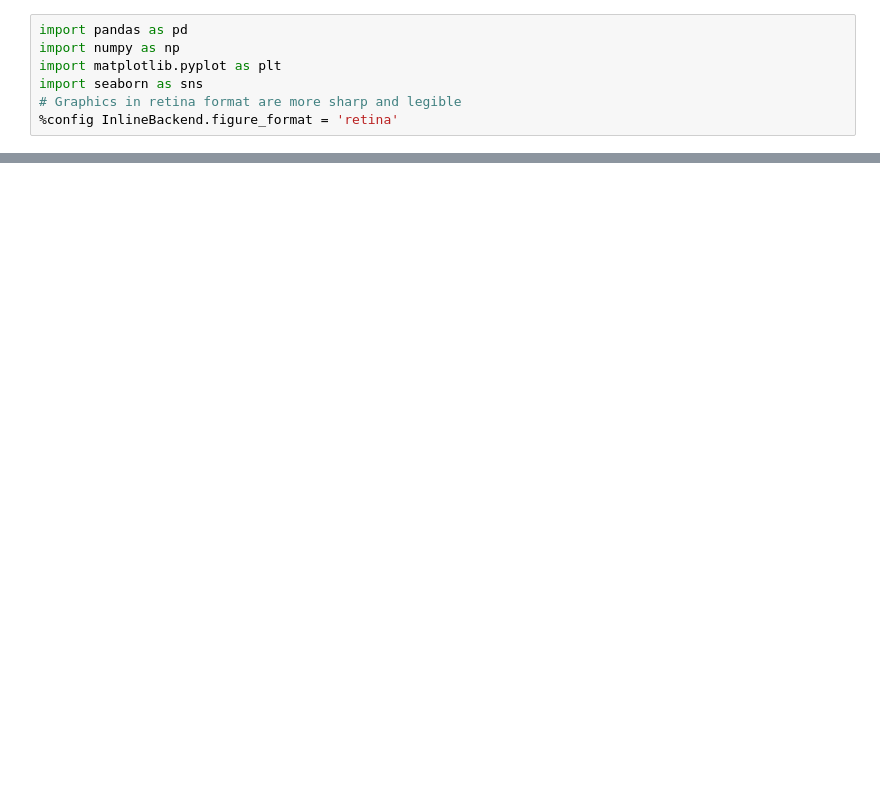
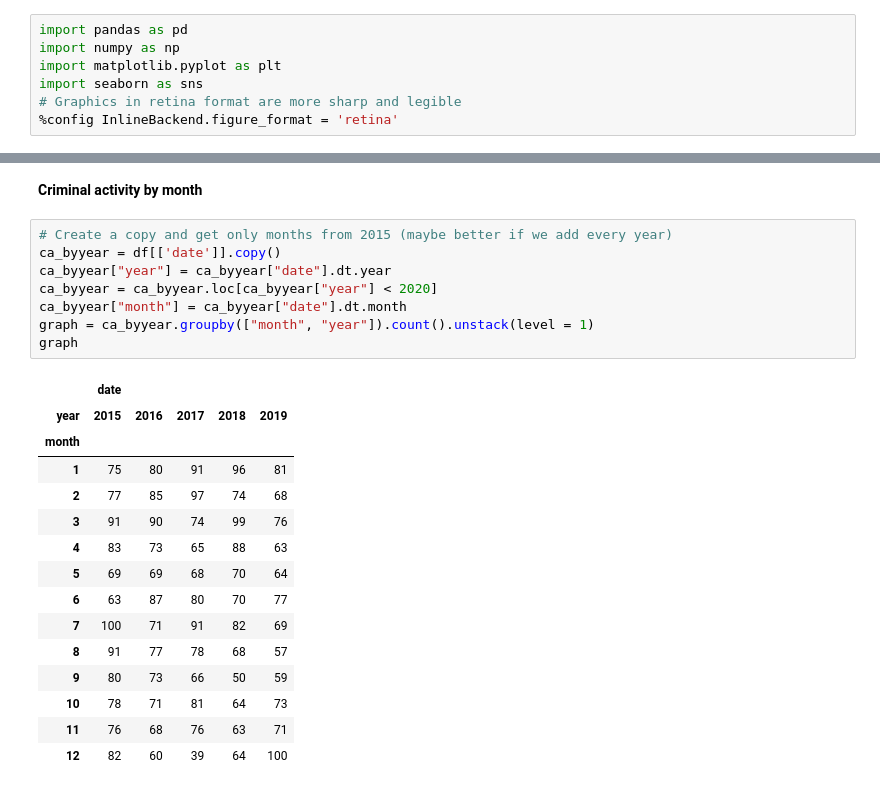
Before and after one commit to javsanbel2/betaproject, a Jupyter notebook: beta_javier.ipynb, the cells around one changed output, grey strips where cells are left out. Cells and saved outputs as stored; diff of their text form; blank space fills up the shorter version.

```diff
--- a/beta_javier.ipynb
+++ b/beta_javier.ipynb
@@ -91,0 +77,26 @@ TypeError: bar() got multiple values for argument 'height'
+# %% [markdown]
+<b>Criminal activity by month<b>
+# %%
+# Create a copy and get only months from 2015 (maybe better if we add every year)
+ca_byyear = df[['date']].copy()
+ca_byyear["year"] = ca_byyear["date"].dt.year
+ca_byyear = ca_byyear.loc[ca_byyear["year"] < 2020]
+ca_byyear["month"] = ca_byyear["date"].dt.month
+graph = ca_byyear.groupby(["month", "year"]).count().unstack(level = 1)
+graph
+# %% [output]
+|  | date |  |  |  |  |
+| year | 2015 | 2016 | 2017 | 2018 | 2019 |
+| month |  |  |  |  |  |
+| 1 | 75 | 80 | 91 | 96 | 81 |
+| 2 | 77 | 85 | 97 | 74 | 68 |
+| 3 | 91 | 90 | 74 | 99 | 76 |
+| 4 | 83 | 73 | 65 | 88 | 63 |
+| 5 | 69 | 69 | 68 | 70 | 64 |
+| 6 | 63 | 87 | 80 | 70 | 77 |
+| 7 | 100 | 71 | 91 | 82 | 69 |
+| 8 | 91 | 77 | 78 | 68 | 57 |
+| 9 | 80 | 73 | 66 | 50 | 59 |
+| 10 | 78 | 71 | 81 | 64 | 73 |
+| 11 | 76 | 68 | 76 | 63 | 71 |
+| 12 | 82 | 60 | 39 | 64 | 100 |
```
Also changed, not shown: parts of 15 cells of this notebook.
